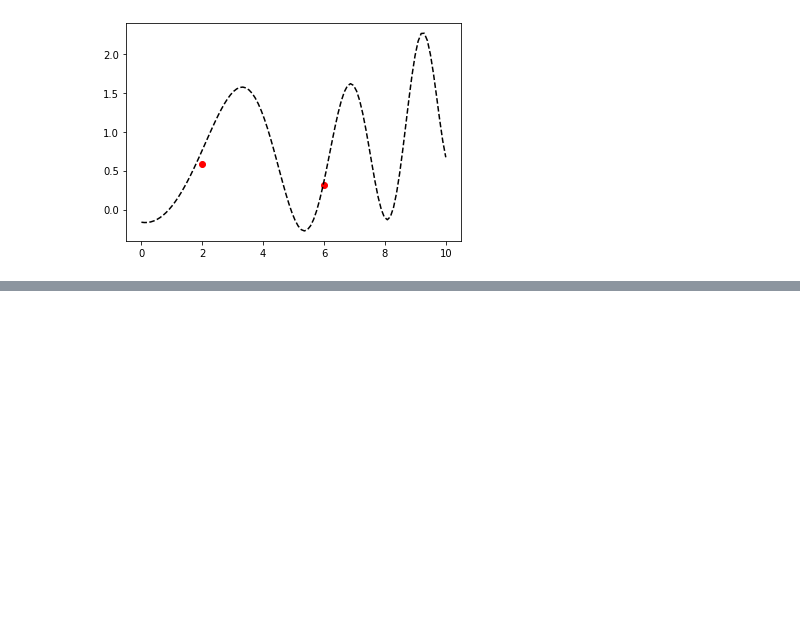
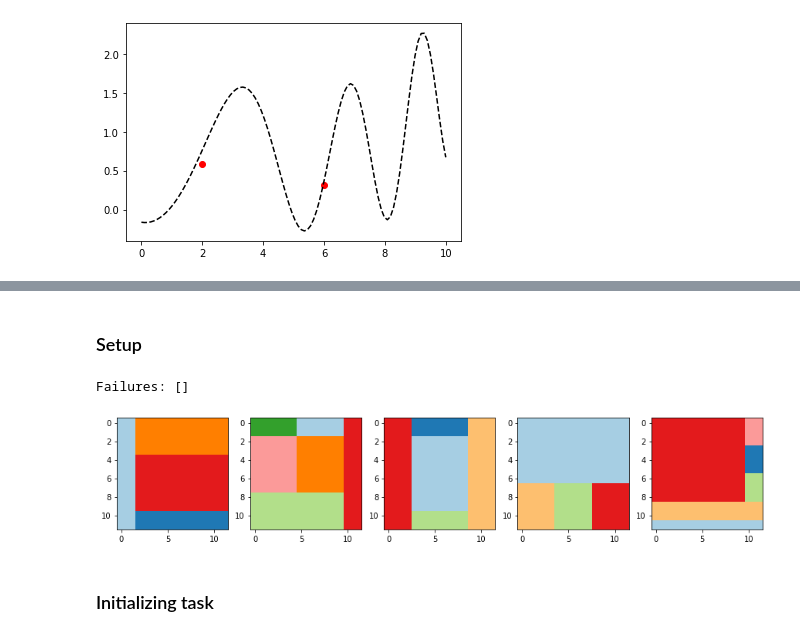
Before and after one commit to benlevyx/interpretable-ml, a Jupyter notebook: notebooks/bayes_opt.ipynb, the cells around one changed output, grey strips where cells are left out. Cells and saved outputs as stored; diff of their text form; code cells hidden in the pictures; blank space fills up the shorter version.

```diff
--- a/notebooks/bayes_opt.ipynb
+++ b/notebooks/bayes_opt.ipynb
@@ -46,0 +115,77 @@ plt.scatter(X_init, Y_init, color='r')
+# %% [markdown]
+### Setup
+# %%
+# 1. Generate a small number of possible dashboards (20)
+# Defined by lists of (row1, col1, height, width) tuples
+arr1 = [
+    (0, 0, 12, 2),
+    (0, 2, 4, 10),
+    (4, 2, 6, 10),
+    (10, 2, 2, 10)
+]
+arr2 = [
+    (0, 0, 2, 5),
+    (0, 5, 2, 5),
+    (0, 10, 12, 2),
+    (2, 0, 6, 5),
+    (2, 5, 6, 5),
+    (8, 0, 4, 10),
+    (0, 10, 12, 2)
+]
+arr3 = [
+    (0, 0, 12, 3),
+    (0, 3, 2, 6),
+    (2, 3, 8, 6),
+    (8, 3, 4, 6),
+    (0, 9, 12, 3)
+]
+arr4 = [
+    (0, 0, 7, 12),
+    (7, 0, 5, 4),
+    (7, 4, 5, 4),
+    (7, 8, 5, 4)
+]
+arr5 = [
+    (0, 0, 9, 10),
+    (8, 0, 3, 12),
+    (0, 10, 3, 2),
+    (3, 10, 3, 2),
+    (6, 10, 3, 2)
+]
+
+n_components = 8
+components = np.arange(n_components) + 1
+def spec2arr(spec, height=12, width=12, n_components=n_components):
+    components = np.random.choice(n_components, size=len(spec), replace=False) + 1
+    arr = np.zeros((height, width))
+    spec = np.random.permutation(spec)
+    for i, comp in zip(range(spec.shape[0]), components):
+        r1, c1, h, w = spec[i]
+        arr[r1:r1 + h, c1:c1 + w] = comp
+    return arr
+
+treemaps = []
+info_archs = []
+failures = []
+feat_vecs = []
+for i, arch in enumerate([arr1, arr2, arr3, arr4, arr5]):
+    for j in range(4):
+        arr = spec2arr(arch)
+        treemaps.append(arr)
+        try:
+            info_arch = ia.InfoArchTree.from_array(i * 4 + j, arr)
+            info_archs.append(info_arch)
+            feat_vecs.append(info_arch.get_feature_vector(components))
+        except Exception as e:
+            print(e)
+            failures.append(i * 4 + j)
+            pass
+print(f'Failures: {failures}')
+# %% [output]
+Failures: []
+# %%
+fig, axs = plt.subplots(1, 5, figsize=(5 * 3, 1 * 3))
+for treemap, ax in zip(treemaps[::4], axs.flat):
+    plotting.plot_treemap(treemap, ax=ax)
+# %% [output]
+[figure, added]
@@ -46,0 +195,2 @@ plt.scatter(X_init, Y_init, color='r')
+# %% [markdown]
+### Initializing task
```
Also changed, not shown: parts of 14 cells of this notebook, 7 other files.
